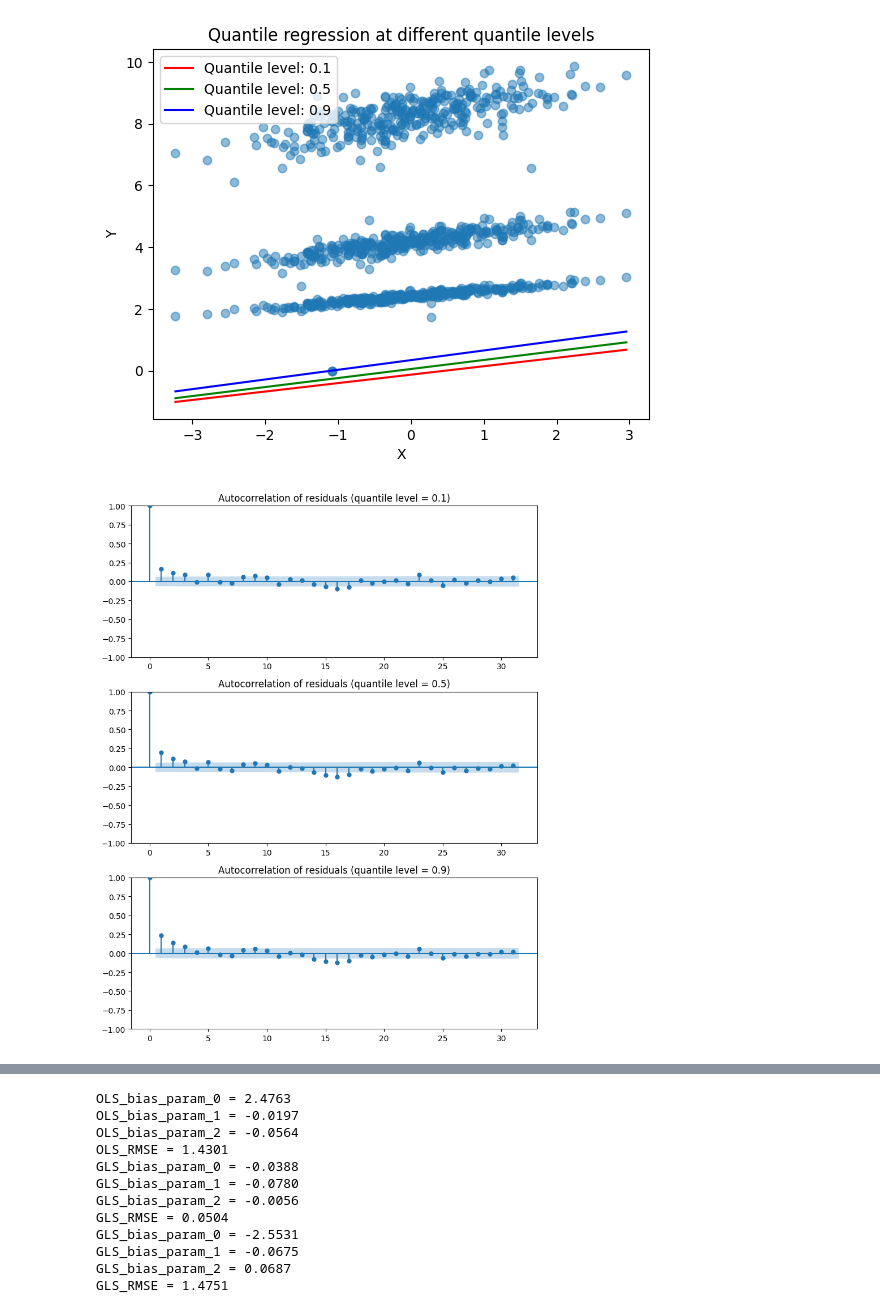
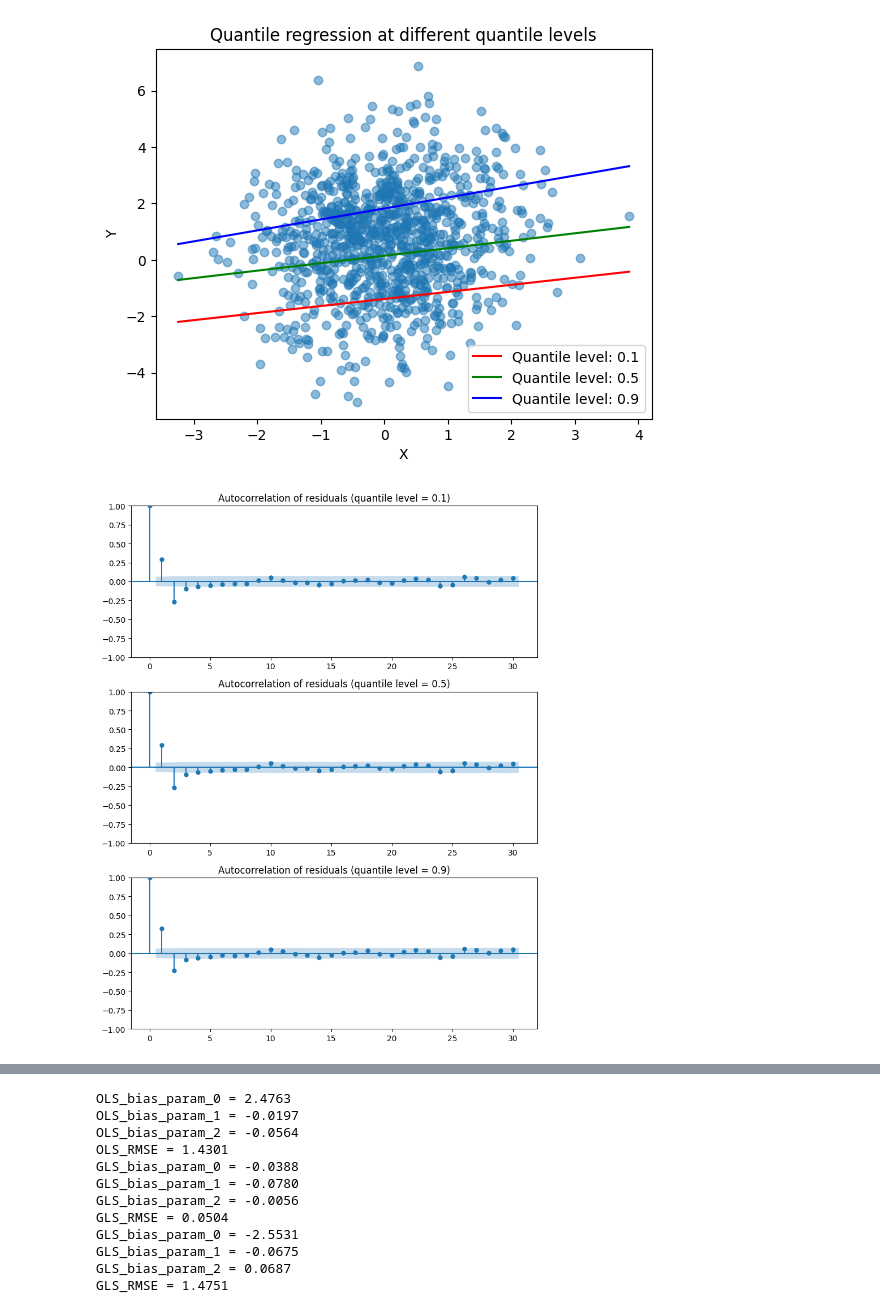
Before and after one commit to FrancescaBelloni/GLS-Quantile-Regression-Asymmetric-Laplace, a Jupyter notebook: SIMULATION_FINAL.ipynb, the cells around one changed output, grey strips where cells are left out. Drawn from its saved outputs; the diff is of its cells as text; code cells hidden in the pictures.

```diff
--- a/SIMULATION_FINAL.ipynb
+++ b/SIMULATION_FINAL.ipynb
@@ -61,8 +61,8 @@ def simulate_data(T, alpha, beta, gamma, theta):
     epsilon_t_lag = np.roll(epsilon_t, 1)
     # Generate Y values
     for t in range(1, T):
-        #psilon_t = np.random.randn()
-        #epsilon_t_lag = np.roll(epsilon_t, 1)
+        epsilon_t = np.random.randn()
+        epsilon_t_lag = np.roll(epsilon_t, 1)
         X[t] = np.random.normal(0, 1)
         Y[t] = alpha + beta * Y[t - 1] + gamma * X[t] + epsilon_t + theta * epsilon_t_lag
 
@@ -105,8 +105,8 @@ print(df)
 ################################ Quantile linear regression with package ################################
 def fit_quantile(df):
 
-    y = df['Y'].values.astype(float)
-    x = df['X'].values.astype(float)
+    y = df['y'].values.astype(float)
+    x = df['x'].values.astype(float)
     y_lag = np.roll(y, 1)
     y_lag[0] = 0
 
@@ -129,35 +129,35 @@ def fit_quantile(df):
     ax.plot(x_vals, quant_reg_9.params[0] + quant_reg_9.params[1]*0 + quant_reg_9.params[2]*x_vals, 'b', label='Quantile level: 0.9')
 
     # Add a legend and labels to the plot
     ax.legend()
     ax.set_xlabel('X')
     ax.set_ylabel('Y')
     ax.set_title('Quantile regression at different quantile levels')
 
     plt.show()
 
 ################################ Autocorrelation of the residuals ##############################
     residuals_1 = quant_reg_1.resid # Calculate the residuals
     residuals_5 = quant_reg_5.resid # Calculate the residuals
     residuals_9 = quant_reg_9.resid # Calculate the residuals
 
     # Plot the autocorrelation function of the residuals for all three quantile regression models in one plot
     fig, ax = plt.subplots(3, 1, figsize=(8, 10))
     plot_acf(quant_reg_1.resid, ax=ax[0])
     ax[0].set_title('Autocorrelation of residuals (quantile level = 0.1)')
     plot_acf(quant_reg_5.resid, ax=ax[1])
     ax[1].set_title('Autocorrelation of residuals (quantile level = 0.5)')
     plot_acf(quant_reg_9.resid, ax=ax[2])
     ax[2].set_title('Autocorrelation of residuals (quantile level = 0.9)')
     plt.tight_layout()
     plt.show()
 
     return quant_reg_1.summary(), quant_reg_5.summary(), quant_reg_9.summary()
 
 fit_quantile(df)
 # %% [output]
-[figure, old version]
+[figure, new version]
-[figure, old version]
+[figure, new version]
 (<class 'statsmodels.iolib.summary.Summary'>
  """
                           QuantReg Regression Results
```
Also changed, not shown: parts of 7 cells of this notebook, 3 other files.
